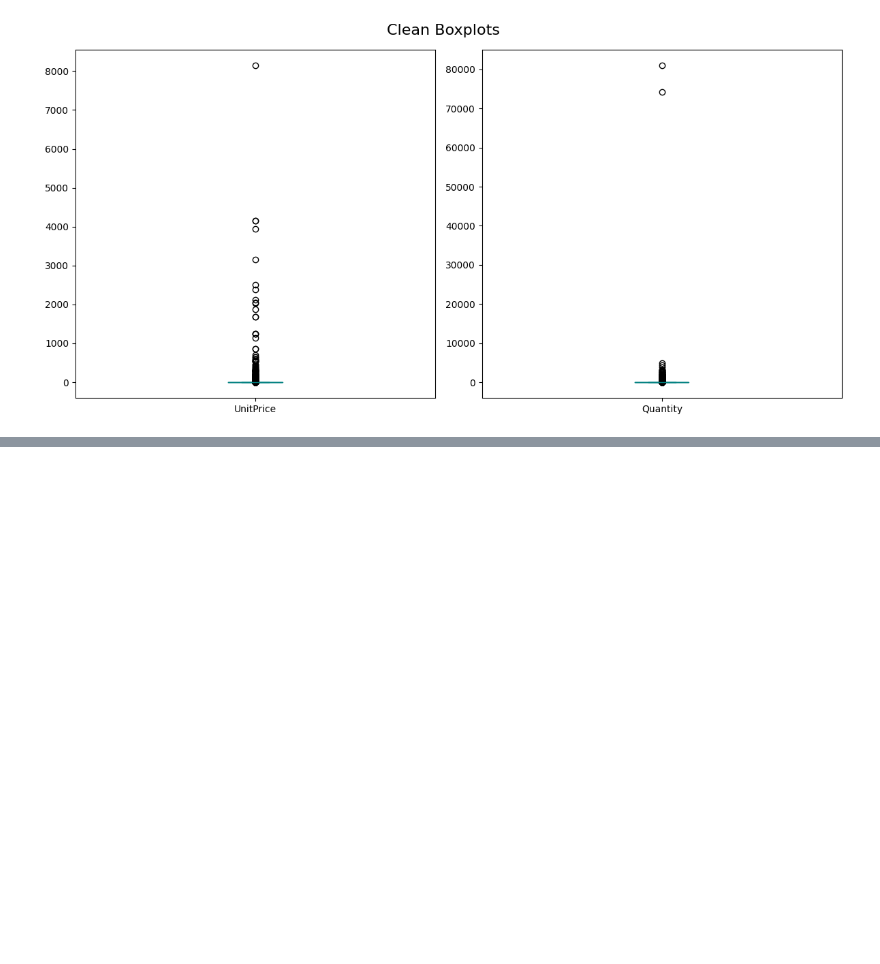
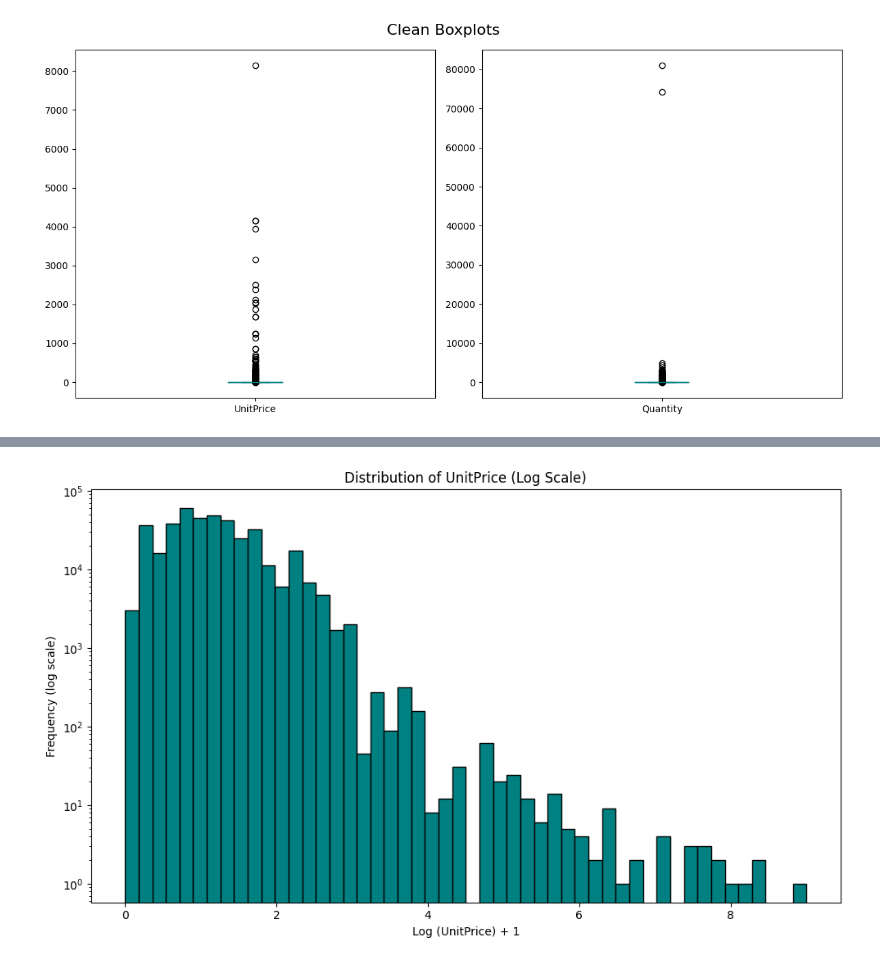
Before and after one commit to DavidLeal7/pk1_Onlie_Retail_Sales, a Jupyter notebook: notebooks/01.eda.ipynb, the cells around one changed output, grey strips where cells are left out. Saved outputs shown, nothing was run; the diff lists cells and outputs as text; code cells hidden in the pictures; blank space fills up the shorter version.

Commit message:
Added Clean dataframe and log normalized numeric columns

```diff
--- a/notebooks/01.eda.ipynb
+++ b/notebooks/01.eda.ipynb
@@ -327,0 +349,12 @@ plt.show()
+# %%
+# Histogram for UnitPrice with log scale
+
+plt.figure(figsize=(10,6))
+plt.hist(np.log1p(df_clean['UnitPrice']), bins=50, color='teal', edgecolor='black', log=True)
+plt.title('Distribution of UnitPrice (Log Scale)')
+plt.xlabel('Log (UnitPrice) + 1')
+plt.ylabel('Frequency (log scale)')
+plt.tight_layout()
+plt.show()
+# %% [output]
+[figure, added]
```
Also changed, not shown: parts of 5 cells of this notebook.
